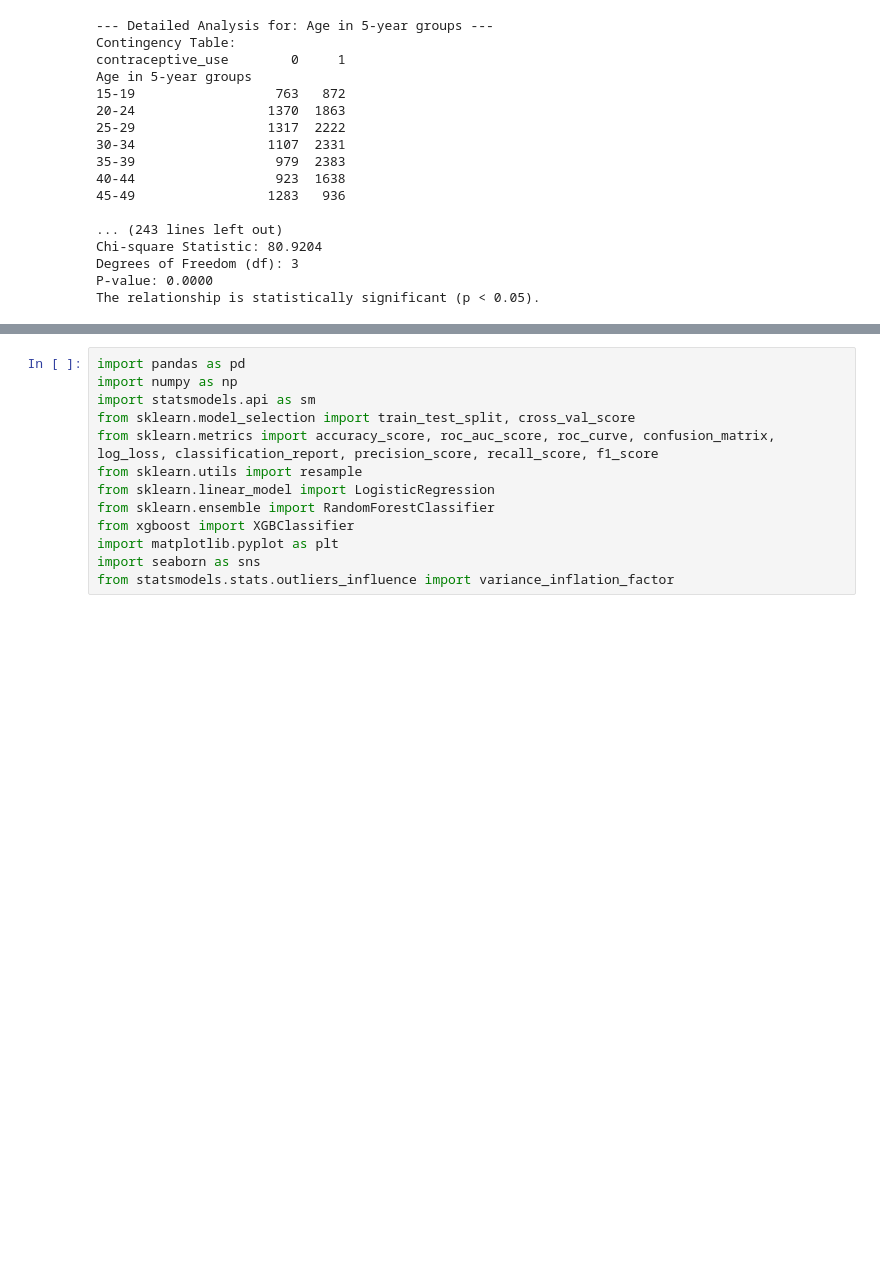
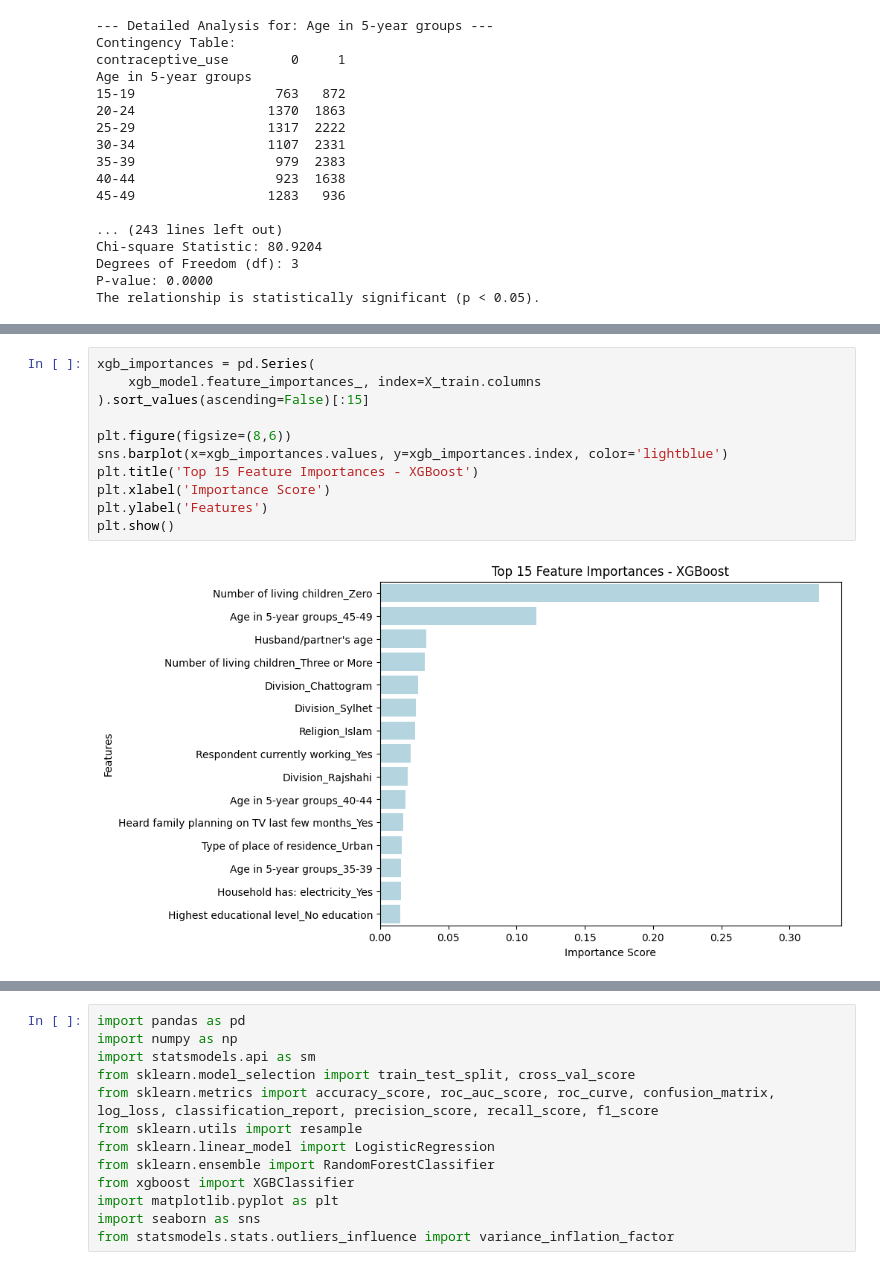
Before and after one commit to khalidhossain159357/tic-tac-toe, a Jupyter notebook: project_paper.ipynb, the cells around one changed output, grey strips where cells are left out. Cells and saved outputs as stored; diff of their text form; blank space fills up the shorter version.

```diff
--- a/project_paper.ipynb
+++ b/project_paper.ipynb
@@ -544,0 +953,13 @@ The relationship is statistically significant (p < 0.05).
+# %%
+xgb_importances = pd.Series(
+    xgb_model.feature_importances_, index=X_train.columns
+).sort_values(ascending=False)[:15]
+
+plt.figure(figsize=(8,6))
+sns.barplot(x=xgb_importances.values, y=xgb_importances.index, color='lightblue')
+plt.title('Top 15 Feature Importances - XGBoost')
+plt.xlabel('Importance Score')
+plt.ylabel('Features')
+plt.show()
+# %% [output]
+[figure, added]
```
Also changed, not shown: parts of 17 cells of this notebook.
